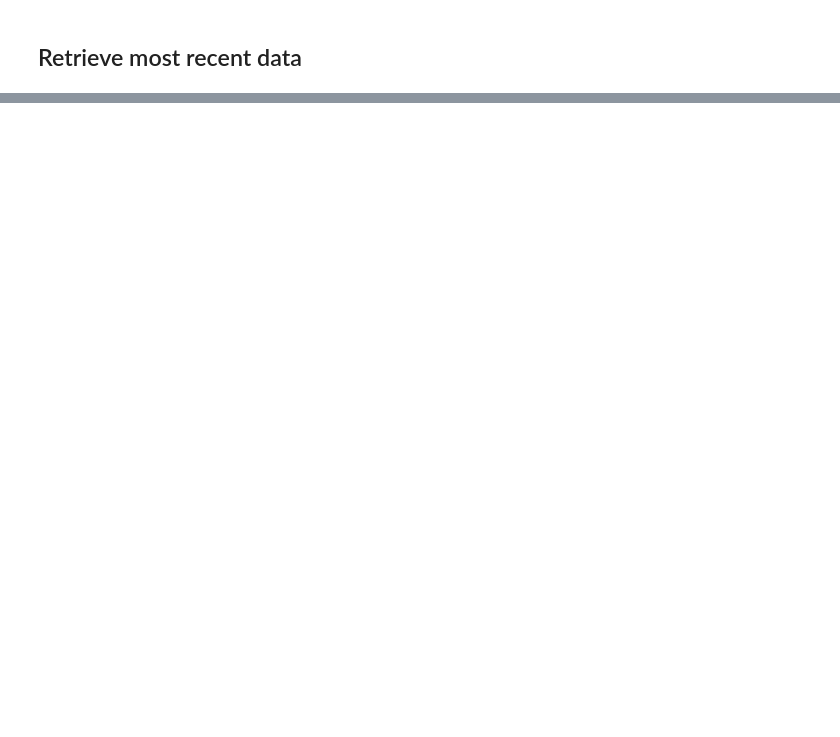
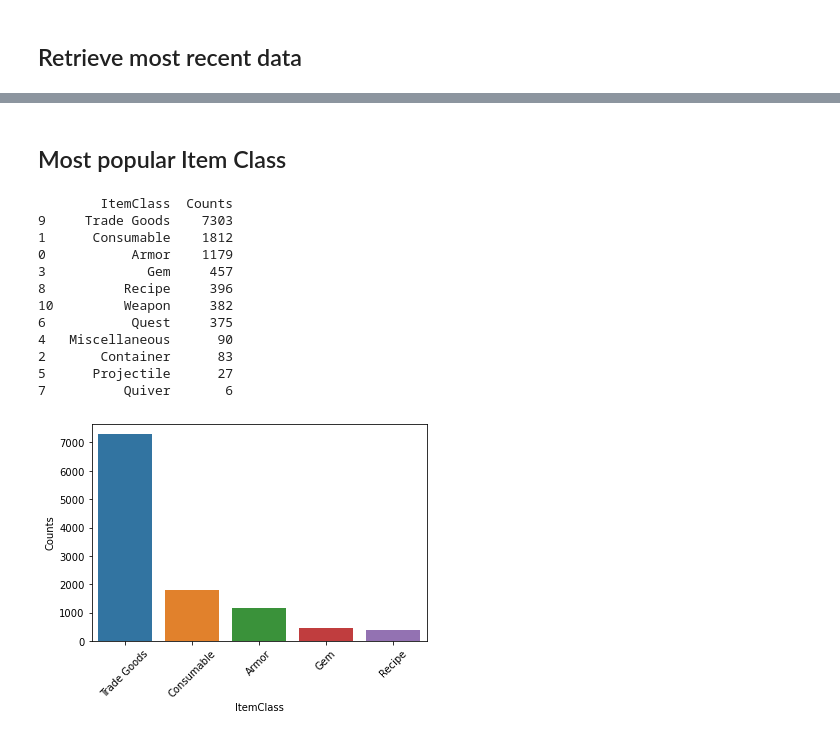
Before and after one commit to AngelUrq/AuctionClassicDS, a Jupyter notebook: Notebook.ipynb, the cells around one changed output, grey strips where cells are left out. Cells and saved outputs as stored; diff of their text form; code cells hidden in the pictures; blank space fills up the shorter version.

```diff
--- a/Notebook.ipynb
+++ b/Notebook.ipynb
@@ -40,0 +171,27 @@ with open('auction_data.csv', 'w', newline='') as out:
+# %% [markdown]
+## Most popular Item Class
+# %%
+items_sold = df[df['Sold'] == 1]
+
+count_items = items_sold.groupby(['ItemClass']).size().reset_index(name='Counts')
+count_items = count_items.sort_values(by=['Counts'], ascending=False)
+
+print(count_items.head(100))
+
+plot = sns.barplot(x='ItemClass', y='Counts', data=count_items[:5])
+for item in plot.get_xticklabels():
+    item.set_rotation(45)
+# %% [output]
+        ItemClass  Counts
+9     Trade Goods    7303
+1      Consumable    1812
+0           Armor    1179
+3             Gem     457
+8          Recipe     396
+10         Weapon     382
+6           Quest     375
+4   Miscellaneous      90
+2       Container      83
+5      Projectile      27
+7          Quiver       6
+[figure, added]
```
Also changed, not shown: parts of 24 cells of this notebook, 2 other files.
